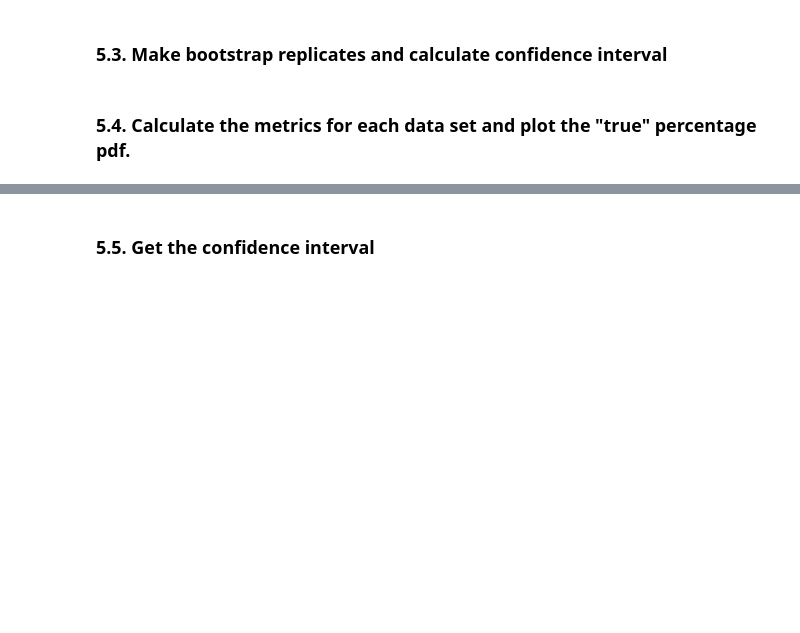
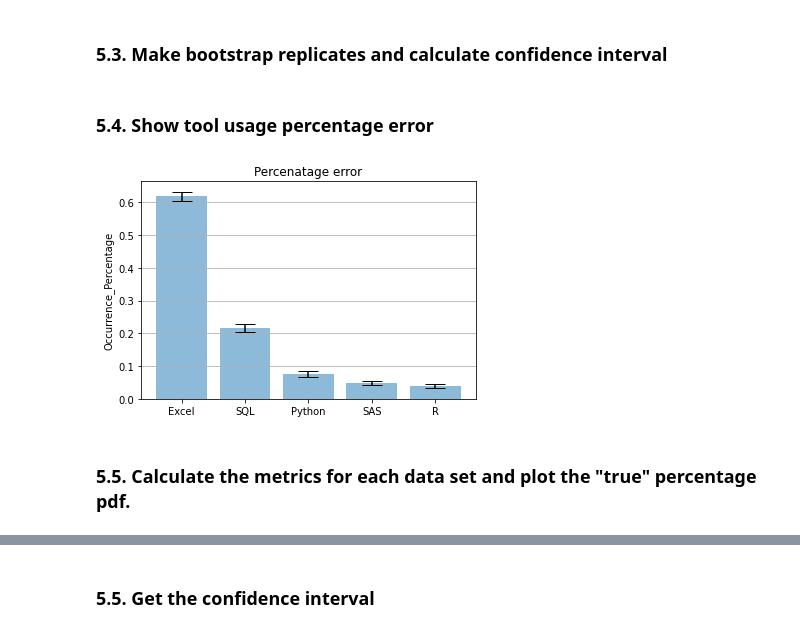
Before and after one commit to hlingchen95/indeed_web_scraper, a Jupyter notebook: report.ipynb, the cells around one changed output, grey strips where cells are left out. Cells and saved outputs as stored; diff of their text form; code cells hidden in the pictures; blank space fills up the shorter version.

```diff
--- a/report.ipynb
+++ b/report.ipynb
@@ -171,8 +171,26 @@ conf_interval = {}
 for col_name in df_indicator.columns.values:
     bs_replicates[col_name] = draw_bs_replicates(df_indicator[col_name], get_percentage, 300)
     conf_interval[col_name] = np.percentile(bs_replicates[col_name],[5,95])
+# %% [markdown]
+### 5.4. Show tool usage percentage error
+# %%
+tools = ['Excel', 'SQL', 'Python', 'SAS', 'R']
+x_pos = np.arange(len(tools))
+means = [np.mean(bs_replicates["excel"]),np.mean(bs_replicates["SQL"]),np.mean(bs_replicates["python"]),np.mean(bs_replicates["SAS"]),np.mean(bs_replicates["R"])]
+error = [np.std(bs_replicates["excel"]),np.std(bs_replicates["SQL"]),np.std(bs_replicates["python"]),np.std(bs_replicates["SAS"]),np.std(bs_replicates["R"])]
+
+# Build the plot
+fig, ax = plt.subplots()
+ax.bar(x_pos, means, yerr=error, align='center', alpha=0.5, ecolor='black', capsize=10)
+ax.set_ylabel('Occurrence_Percentage')
+ax.set_xticks(x_pos)
+ax.set_xticklabels(tools)
+ax.set_title('Percenatage error')
+ax.yaxis.grid(True)
+# %% [output]
+[figure, added]
 # %% [markdown]
-### 5.4. Calculate the metrics for each data set and plot the "true" percentage pdf.
+### 5.5. Calculate the metrics for each data set and plot the "true" percentage pdf.
 # %%
 for i in range(5):
     plt.hist(bs_replicates[df_indicator.columns.values[i]])
```
Also changed, not shown: parts of 10 cells of this notebook.
